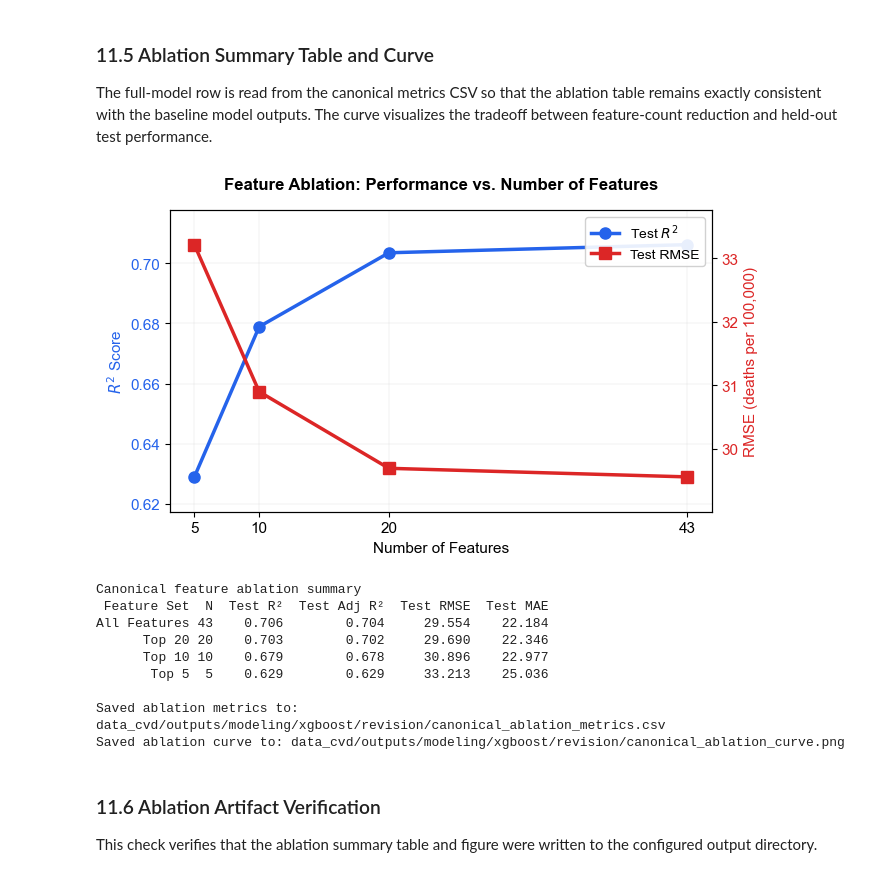
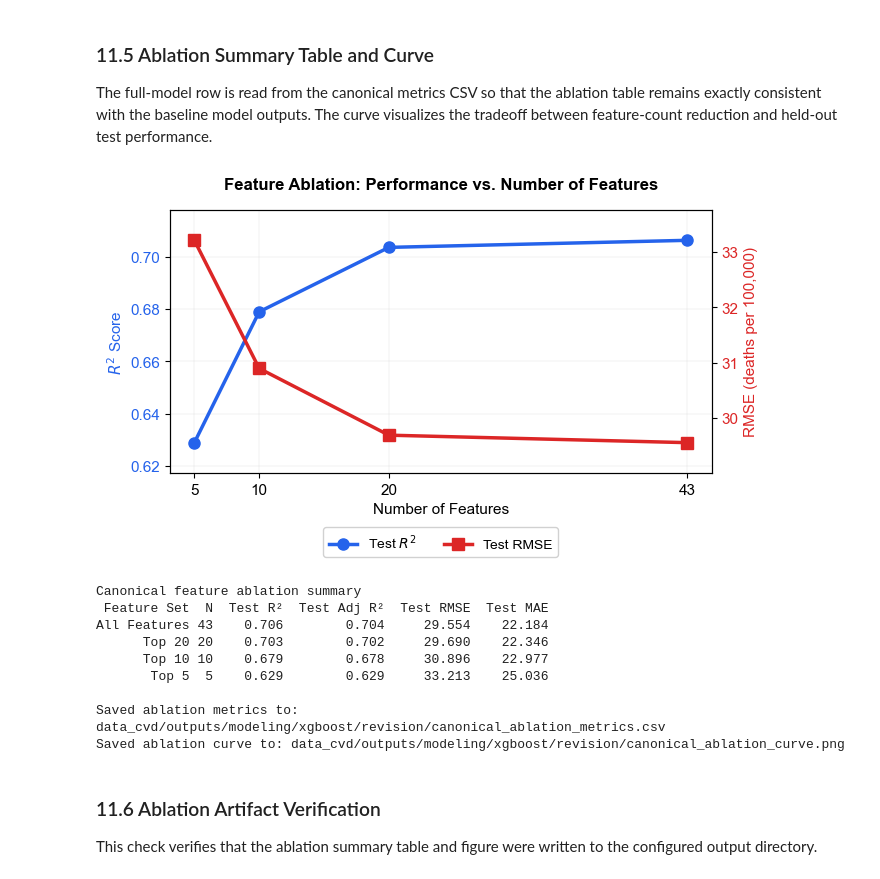
Before and after one commit to samyakshrestha/predicting-cvd, a Jupyter notebook: notebooks_cvd/10_revision_analyses.ipynb, the cells around one changed output. Drawn from its saved outputs; the diff is of its cells as text; code cells hidden in the pictures.

Commit message:
Fix the ablation plot issue

```diff
--- a/notebooks_cvd/10_revision_analyses.ipynb
+++ b/notebooks_cvd/10_revision_analyses.ipynb
@@ -1060,35 +1060,44 @@ line2 = ax2.plot(
     plot_df['N'],
     plot_df['Test RMSE'],
     marker='s',
     markersize=8,
     linewidth=2.5,
     color=color2,
     label='Test RMSE',
 )
 ax2.tick_params(axis='y', labelcolor=color2)
 rmse_min = plot_df['Test RMSE'].min()
 rmse_max = plot_df['Test RMSE'].max()
 rmse_padding = (rmse_max - rmse_min) * 0.15 if rmse_max > rmse_min else 0.05
 ax2.set_ylim([max(0, rmse_min - rmse_padding), rmse_max + rmse_padding])
 
 ax1.set_title('Feature Ablation: Performance vs. Number of Features', fontsize=FONT_SIZE + 1, fontweight='bold', pad=15)
 lines = line1 + line2
 labels = [line.get_label() for line in lines]
-ax1.legend(lines, labels, loc='upper right', fontsize=FONT_SIZE - 1, framealpha=0.9)
+ax1.legend(
+    lines,
+    labels,
+    loc='upper center',
+    bbox_to_anchor=(0.5, -0.18),
+    ncol=2,
+    fontsize=FONT_SIZE - 1,
+    framealpha=0.9,
+)
 ax1.set_xticks(plot_df['N'])
 ax1.set_xticklabels(plot_df['N'].astype(int))
 
 plt.tight_layout()
+fig.subplots_adjust(bottom=0.24)
 ablation_curve_path = OUTPUT_DIR / 'canonical_ablation_curve.png'
 plt.savefig(ablation_curve_path, dpi=DPI, bbox_inches='tight')
 plt.show()
 
 print('Canonical feature ablation summary')
 print(ablation_metrics_df.to_string(index=False, float_format=lambda value: f'{value:.3f}'))
 print(f'\nSaved ablation metrics to: {project_relative_path(ablation_metrics_path)}')
 print(f'Saved ablation curve to: {project_relative_path(ablation_curve_path)}')
 # %% [output]
-[figure, old version]
+[figure, new version]
 Canonical feature ablation summary
  Feature Set  N  Test R²  Test Adj R²  Test RMSE  Test MAE
 All Features 43    0.706        0.704     29.554    22.184
```
Also changed, not shown: 1 other file.
